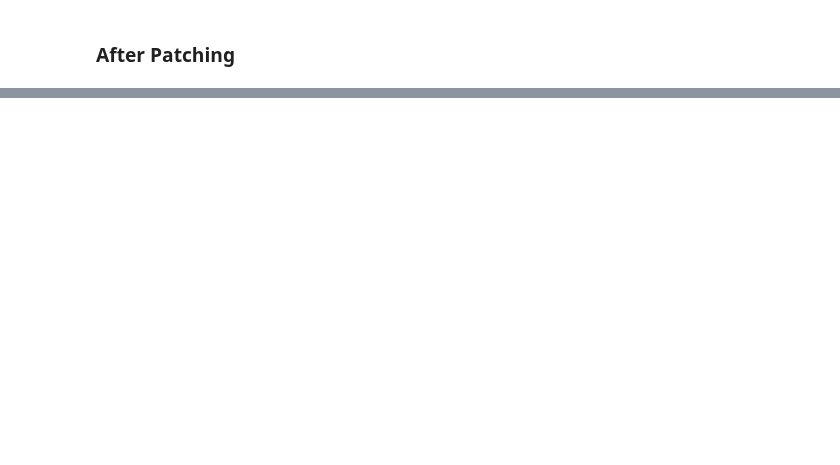
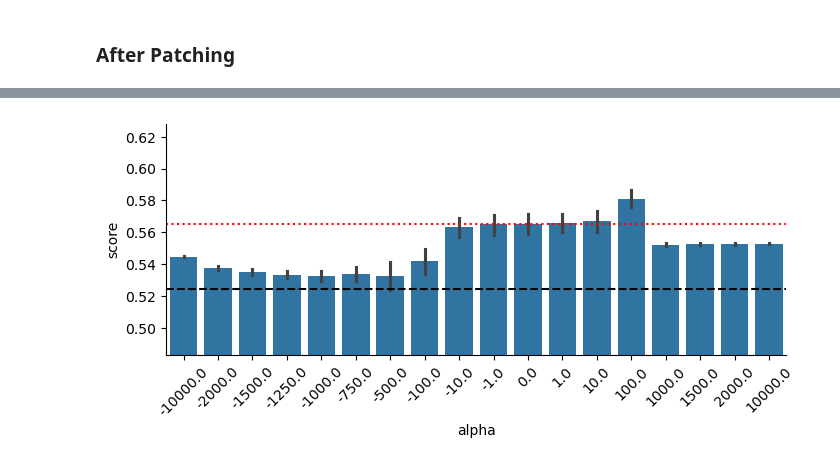
Before and after one commit to kdu4108/measureLM, a Jupyter notebook: notebooks/activation patching/activation patching (kevin).ipynb, the cells around one changed output, grey strips where cells are left out. Saved outputs shown, nothing was run; the diff lists cells and outputs as text; code cells hidden in the pictures; blank space fills up the shorter version.

Commit message:
Kevin playground for alpha knob

```diff
--- a/notebooks/activation patching/activation patching (kevin).ipynb
+++ b/notebooks/activation patching/activation patching (kevin).ipynb
@@ -231,7 +285,7 @@ dir_vec, strength_vec  = prepare_dir_dist(strength_vec_all, dir_vec_all, topk=10
 # %% [markdown]
 ### Before Patching
 # %%
-prompt = ["The relationship between Harry Potter and Ronald Weasley is"]
+query_only_prompt = ["The relationship between Harry Potter and Ronald Weasley is"]
 #prompt = ["Harry Potter absolutely hates Ronald Weasley. The relationship between Harry Potter and Ronald Weasley is"]
 prompt = ["Harry Potter loves Ronald Weasley. The relationship between Harry Potter and Ronald Weasley is"]
 
@@ -279,0 +429,7 @@ tensor(0.5955, device='mps:0')
+# %%
+import pandas as pd
+
+results_df = pd.DataFrame(scores_per_pair).reset_index()
+# sns.barplot(results_df.iloc[0])
+results_df_example = results_df.melt(var_name="input", value_name="score", id_vars=["context_dir", "label", "index"])
+results_df_example
@@ -279,0 +450,3 @@ tensor(0.5955, device='mps:0')
+# %%
+results_df_example["alpha"] = results_df_example["input"].apply(lambda x: int(x.split("alpha")[-1]) if "alpha" in x else None)
+results_df_example["alpha"]
@@ -279,0 +466,17 @@ tensor(0.5955, device='mps:0')
+# %%
+def plot_score_vs_alpha(results_df_example, context_dir: str):
+    fig, ax = plt.subplots(figsize=(8, 3))
+    data = results_df_example[results_df_example["context_dir"] == context_dir]
+    data_alpha_only = data[data["alpha"].notna()]
+    sns.barplot(data=data_alpha_only, x="alpha", y="score", ax=ax)
+    ax.set(ylim=(data_alpha_only["score"].min() - 0.03, data_alpha_only["score"].max() + 0.03))
+    ax.set_xticklabels(labels=ax.get_xticklabels(), rotation=45)
+
+    baseline_score = data[data["input"] == "pos_score_query_only"]["score"].mean()
+    context_and_query_score = data[data["input"] == "pos_score_context_and_query"]["score"].mean()
+    ax.axhline(baseline_score, color="black", linestyle="--")
+    ax.axhline(context_and_query_score, color="red", linestyle=":")
+# %%
+plot_score_vs_alpha(results_df_example, "positive")
+# %% [output]
+[figure, added]
```
Also changed, not shown: parts of 20 cells of this notebook, 1 other file.
